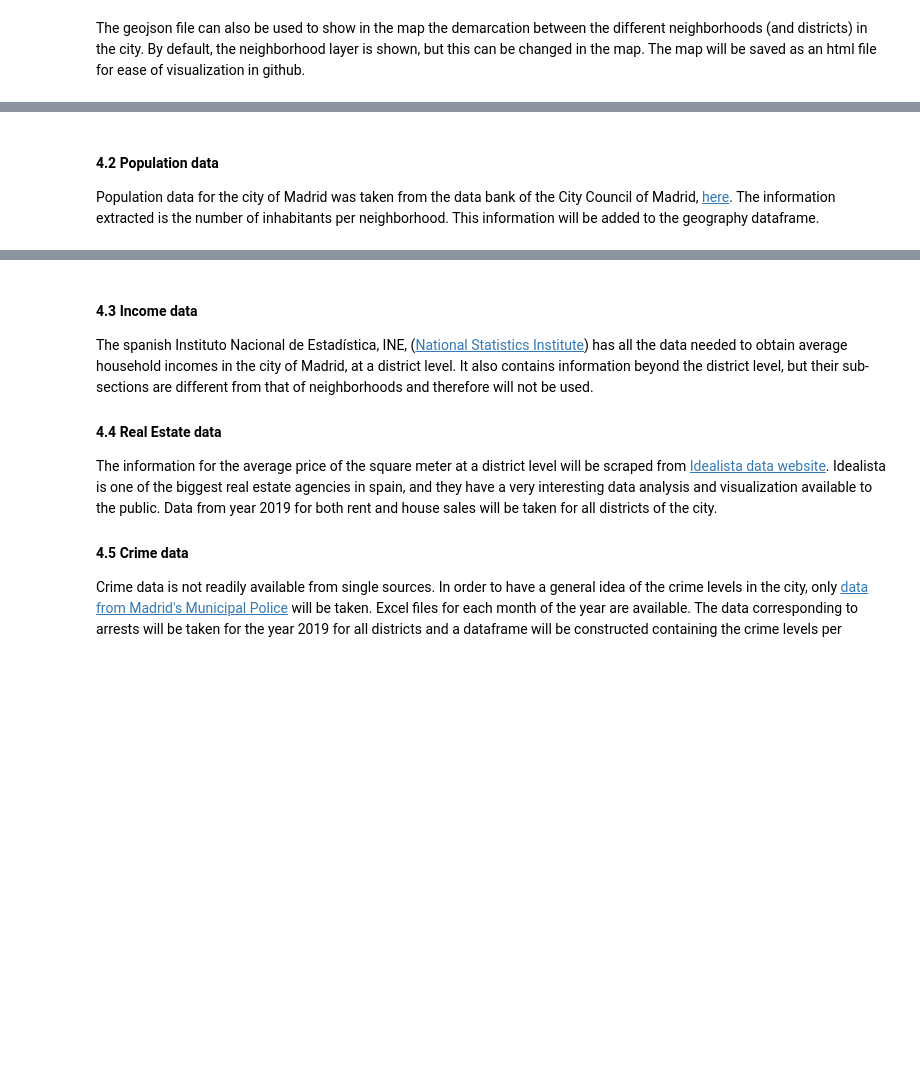
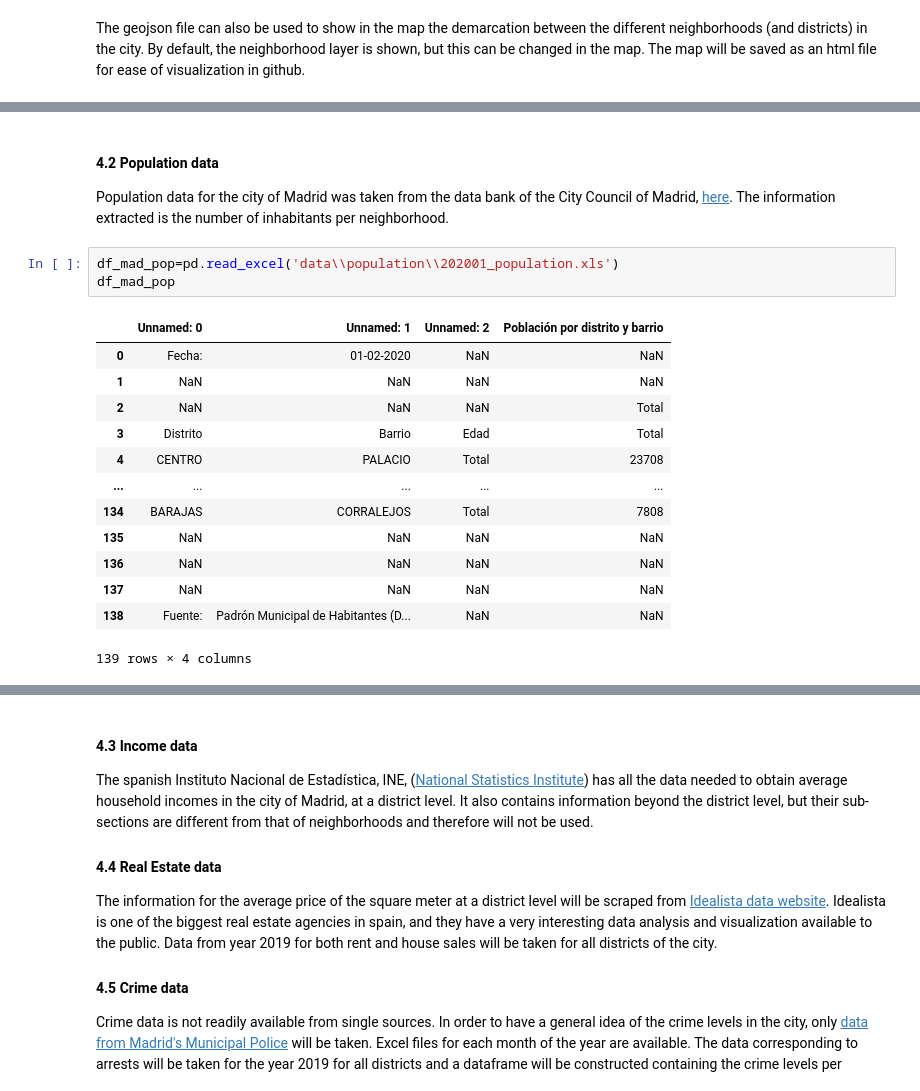
Before and after one commit to jpripen/Coursera_capstone, a Jupyter notebook: Battle of the Neighborhoods/Battle of the Neighborhoods.ipynb, the cells around one changed output, grey strips where cells are left out. Saved outputs shown, nothing was run; the diff lists cells and outputs as text; blank space fills up the shorter version.

```diff
--- a/Battle of the Neighborhoods/Battle of the Neighborhoods.ipynb
+++ b/Battle of the Neighborhoods/Battle of the Neighborhoods.ipynb
@@ -303,4 +322,21 @@ m
 <a id='Population_data'></a>
 #### 4.2 Population data
 
-Population data for the city of Madrid was taken from the data bank of the City Council of Madrid, [here](http://www-2.munimadrid.es/TSE6/control/seleccionDatosBarrio). The information extracted is the number of inhabitants per neighborhood. This information will be added to the geography dataframe.
+Population data for the city of Madrid was taken from the data bank of the City Council of Madrid, [here](http://www-2.munimadrid.es/TSE6/control/seleccionDatosBarrio). The information extracted is the number of inhabitants per neighborhood.
+# %%
+df_mad_pop=pd.read_excel('data\\population\\202001_population.xls')
+df_mad_pop
+# %% [output]
+|  | Unnamed: 0 | Unnamed: 1 | Unnamed: 2 | Población por distrito y barrio |
+| 0 | Fecha: | 01-02-2020 | NaN | NaN |
+| 1 | NaN | NaN | NaN | NaN |
+| 2 | NaN | NaN | NaN | Total |
+| 3 | Distrito | Barrio | Edad | Total |
+| 4 | CENTRO | PALACIO | Total | 23708 |
+| ... | ... | ... | ... | ... |
+| 134 | BARAJAS | CORRALEJOS | Total | 7808 |
+| 135 | NaN | NaN | NaN | NaN |
+| 136 | NaN | NaN | NaN | NaN |
+| 137 | NaN | NaN | NaN | NaN |
+| 138 | Fuente: | Padrón Municipal de Habitantes (D... | NaN | NaN |
+139 rows × 4 columns
```
Also changed, not shown: parts of 18 cells of this notebook, 2 other files.
